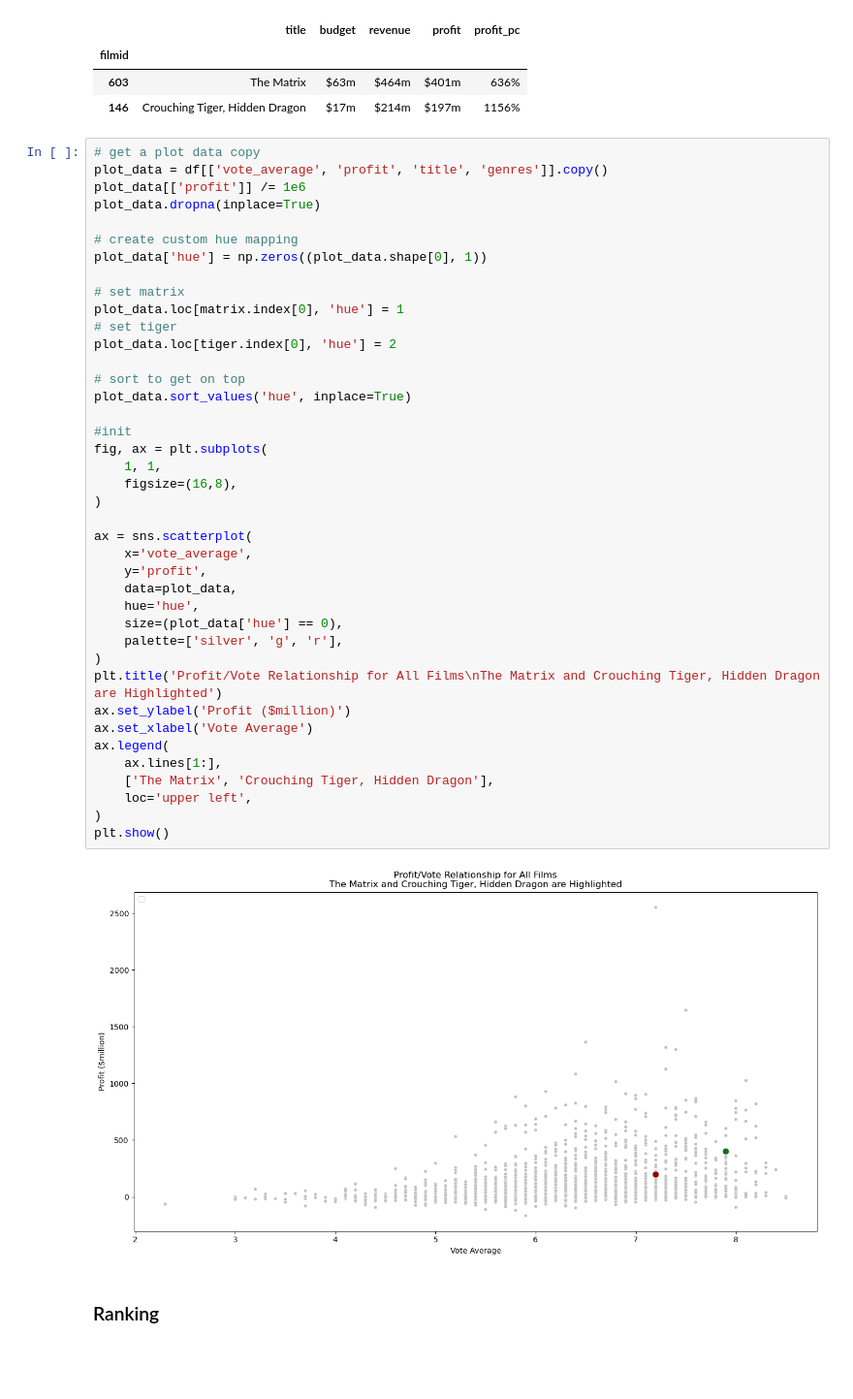
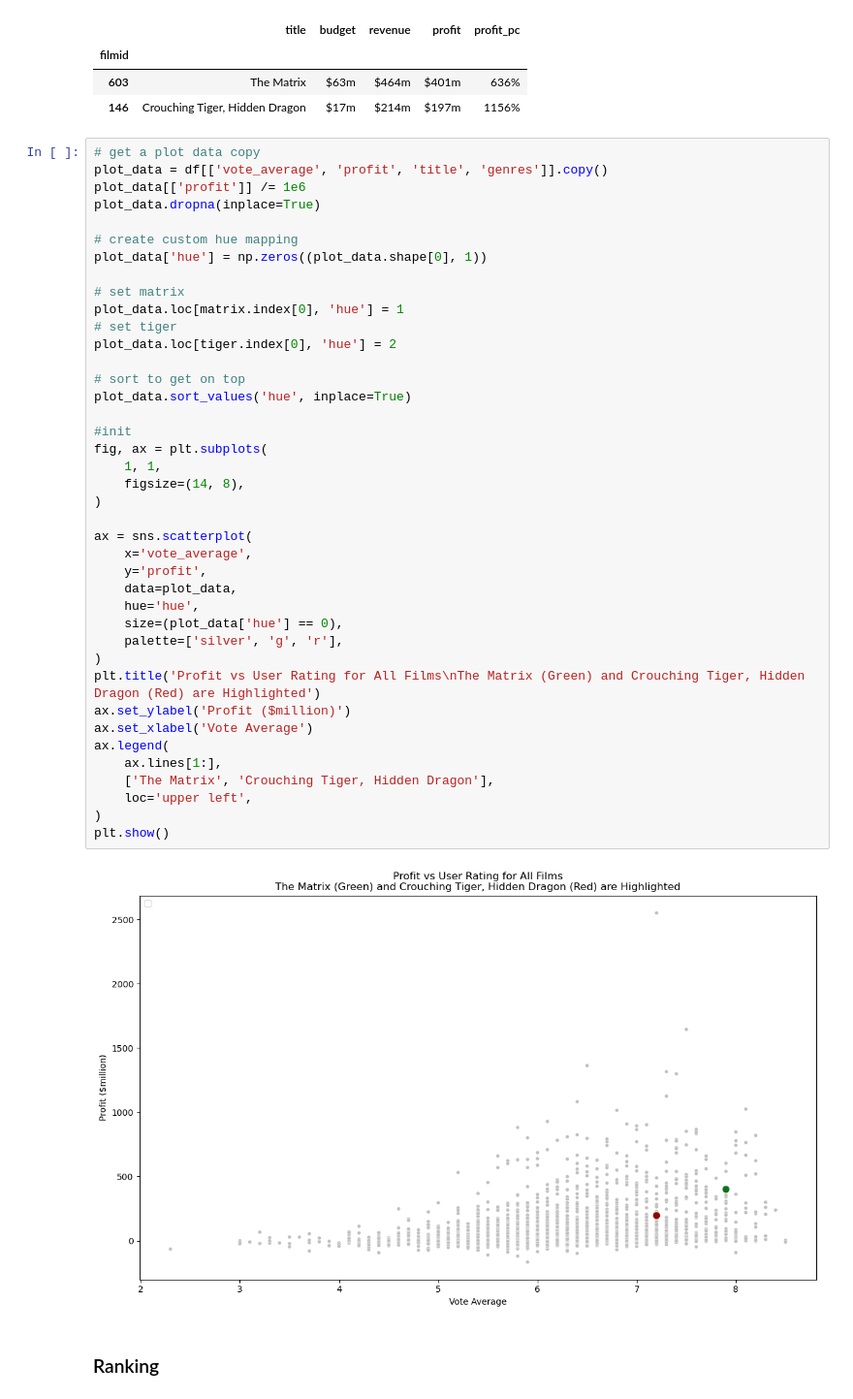
Before and after one commit to alistairboyer/DigitalFutures, a Jupyter notebook: TMDB/TMDB.ipynb, the cells around one changed output. Shown: that part at 97% size. Drawn from its saved outputs; the diff is of its cells as text; blank space fills up the shorter version.

```diff
--- a/TMDB/TMDB.ipynb
+++ b/TMDB/TMDB.ipynb
@@ -1084,36 +1199,36 @@ plot_data['hue'] = np.zeros((plot_data.shape[0], 1))
 # set matrix
 plot_data.loc[matrix.index[0], 'hue'] = 1
 # set tiger
 plot_data.loc[tiger.index[0], 'hue'] = 2
 
 # sort to get on top
 plot_data.sort_values('hue', inplace=True)
 
 #init
 fig, ax = plt.subplots(
     1, 1,
-    figsize=(16,8),
+    figsize=(14, 8),
 )
 
 ax = sns.scatterplot(
     x='vote_average',
     y='profit',
     data=plot_data,
     hue='hue',
     size=(plot_data['hue'] == 0),
     palette=['silver', 'g', 'r'],
 )
-plt.title('Profit/Vote Relationship for All Films\nThe Matrix and Crouching Tiger, Hidden Dragon are Highlighted')
+plt.title('Profit vs User Rating for All Films\nThe Matrix (Green) and Crouching Tiger, Hidden Dragon (Red) are Highlighted')
 ax.set_ylabel('Profit ($million)')
 ax.set_xlabel('Vote Average')
 ax.legend(
     ax.lines[1:],
     ['The Matrix', 'Crouching Tiger, Hidden Dragon'],
     loc='upper left',
 )
 plt.show()
 # %% [output]
-[figure, old version]
+[figure, new version]
 # %% [markdown]
 ### Ranking
 # %% [markdown]
```
Also changed, not shown: parts of 41 cells of this notebook, 4 other files.
